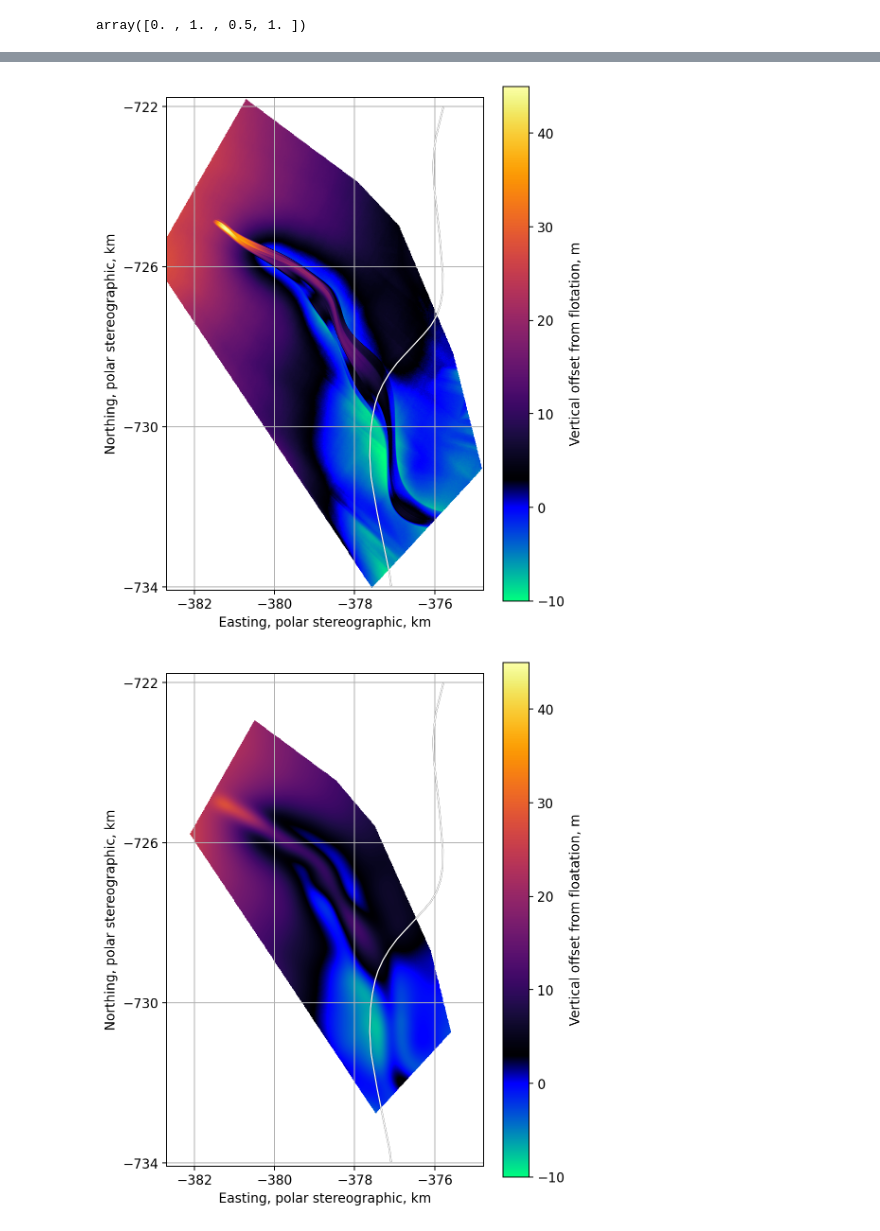
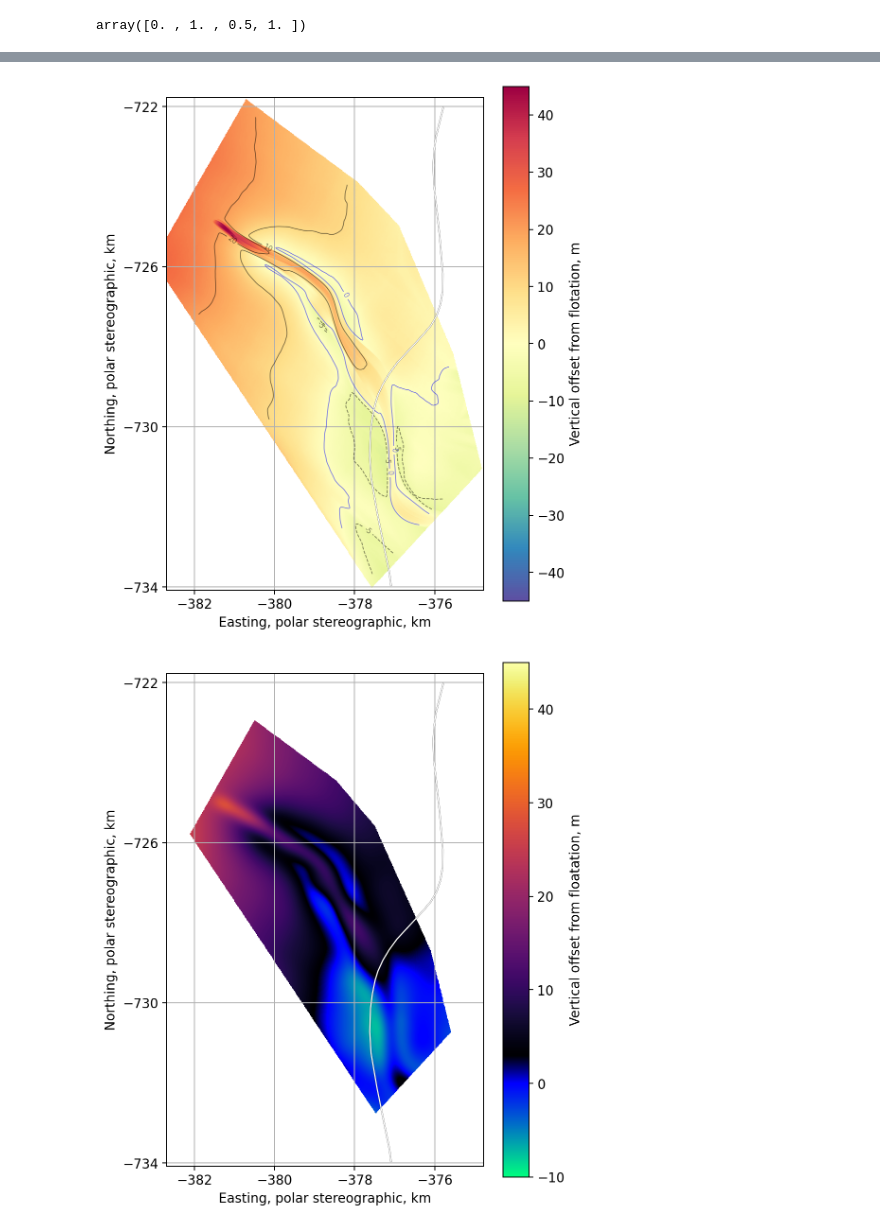
Before and after one commit to arrran/PhD_data_chapter, a Jupyter notebook: Jupyter/PLOTS/data_paper/18_where_float.ipynb, the cells around one changed output, grey strips where cells are left out. Cells and saved outputs as stored; diff of their text form; code cells hidden in the pictures.

```diff
--- a/Jupyter/PLOTS/data_paper/18_where_float.ipynb
+++ b/Jupyter/PLOTS/data_paper/18_where_float.ipynb
@@ -37,9 +38,16 @@ extent_l2l = np.load(direc +'extent.npy')
 REMA_surf = np.load(direc +'REMA_surf.npy')
 # %%
 # from DATA/Jupyter/RADAR/RADAR_MAP/44_where_float.ipynb
-sea_level_below_surf = np.load('/Users/home/whitefar/DATA/FIELD_ANT_19/POST_FIELD/RADAR_MAP/sea_level_below_surf_corrected.npy')
+vertical_offset_from_floatation = np.load('/Users/home/whitefar/DATA/FIELD_ANT_19/POST_FIELD/RADAR_MAP/vertical_offset_from_floatation.npy')
+# OLD ONE
+# sea_level_below_surf = np.load('/Users/home/whitefar/DATA/FIELD_ANT_19/POST_FIELD/RADAR_MAP/sea_level_below_surf_corrected.npy')
+# %%
+with open('/Users/home/whitefar/DATA/global_corrections.pkl',"rb") as f2:
+    correct = pickle.load(f2)
+geoid_correction = correct['geoid_correction']
+res_correction = correct['res_correction']
 # %%
-geoid_correction = 47*np.ones(sea_level_below_surf.shape)
+geoid_correction = geoid_correction*np.ones(sea_level_below_surf.shape)
 geoid_correction[sea_level_below_surf==0] =  np.nan
 # %%
 REMA_surf[sea_level_below_surf==0.0] = np.nan
@@ -200,0 +222,3 @@ plt.show()
+# %%
+xv = np.load(direc + 'x_grid' +'.npy')
+yv = np.load(direc + 'y_grid' +'.npy')
@@ -201,38 +293,56 @@ plt.show()
 # %%
 plt.figure( dpi=180,figsize=(6,8))
-
+# samp=50
 plt.rcParams.update({'font.size': 11})
 
-plt.imshow(atfloat_sea_level_from_geoid,extent=np.array(extent_l2l/1000),cmap=newcmp,vmin=-10,vmax=45)
+plt.imshow(atfloat_sea_level_from_geoid,extent=np.array(extent_l2l/1000),cmap='Spectral_r',vmin=-45,vmax=45)
 
 plt.plot(gl[:,0]/1000,gl[:,1]/1000,'k-',label='grounding line',linewidth=1.2)
 plt.plot(gl[:,0]/1000,gl[:,1]/1000,'w-',label='grounding line',linewidth=1)
 
-# plt.annotate( 'A',(-381.3, -725.1))
+# # plt.annotate( 'A',(-381.3, -725.1))
+
 
 plt.xlim([xmin/1000,xmax/1000])
 
 plt.ylim([ymin/1000,ymax/1000])
 
 cb3 = plt.colorbar()
 cb3.set_label('Vertical offset from flotation, m')
 # cb3.set_ticks(np.round(np.linspace(-350,-700,5)/5)*5)
 plt.xlim([xmin/1000,xmax/1000])
 
 plt.ylim([ymin/1000,ymax/1000])
 
 plt.xticks(xticks)
 plt.yticks(yticks)
 plt.xlabel('Easting, polar stereographic, km')
 plt.ylabel('Northing, polar stereographic, km')
 
+CS1 =plt.contour(xv/1000,yv/1000,
+            atfloat_sea_level_from_geoid_smoo,
+                      [-5,10,20],
+#                   cmap='BrBG',
+                  colors='black',
+                  alpha=0.5,linewidths=0.7)
+plt.clabel(CS1,CS1.levels, inline=1,  fmt='%i',fontsize=6)
+
+CS2 =plt.contour(xv/1000,yv/1000,
+            atfloat_sea_level_from_geoid_smoo,
+                      [0],
+#                   cmap='BrBG',
+                  colors='blue',
+#                  linestyles='dashed',
+                  alpha=0.5,linewidths=0.7)
+plt.clabel(CS2,CS2.levels, inline=1,  fmt='%i',fontsize=6)
+
 plt.grid()
 
-# plt.savefig('/Users/home/whitefar/ASSIGNMENTS-PUBLICATIONS-TALKS/channel_data_writeup/PLOTS/where_float.png')
+plt.savefig('/Users/home/whitefar/ASSIGNMENTS-PUBLICATIONS-TALKS/channel_data_writeup/PLOTS/where_float.png')
 
 plt.show()
 # %% [output]
-[figure, old version]
+[figure, new version]
 # %%
 plt.figure( dpi=180,figsize=(6,8))
 
```
Also changed, not shown: parts of 10 cells of this notebook, 11 other files.
